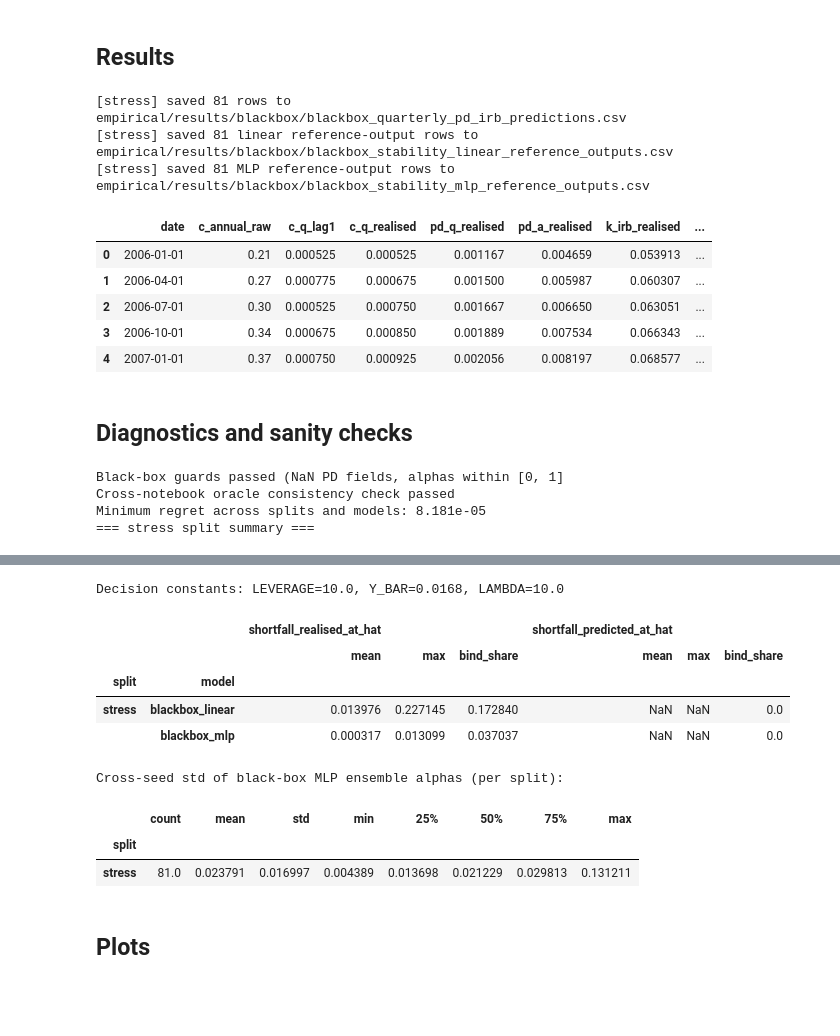
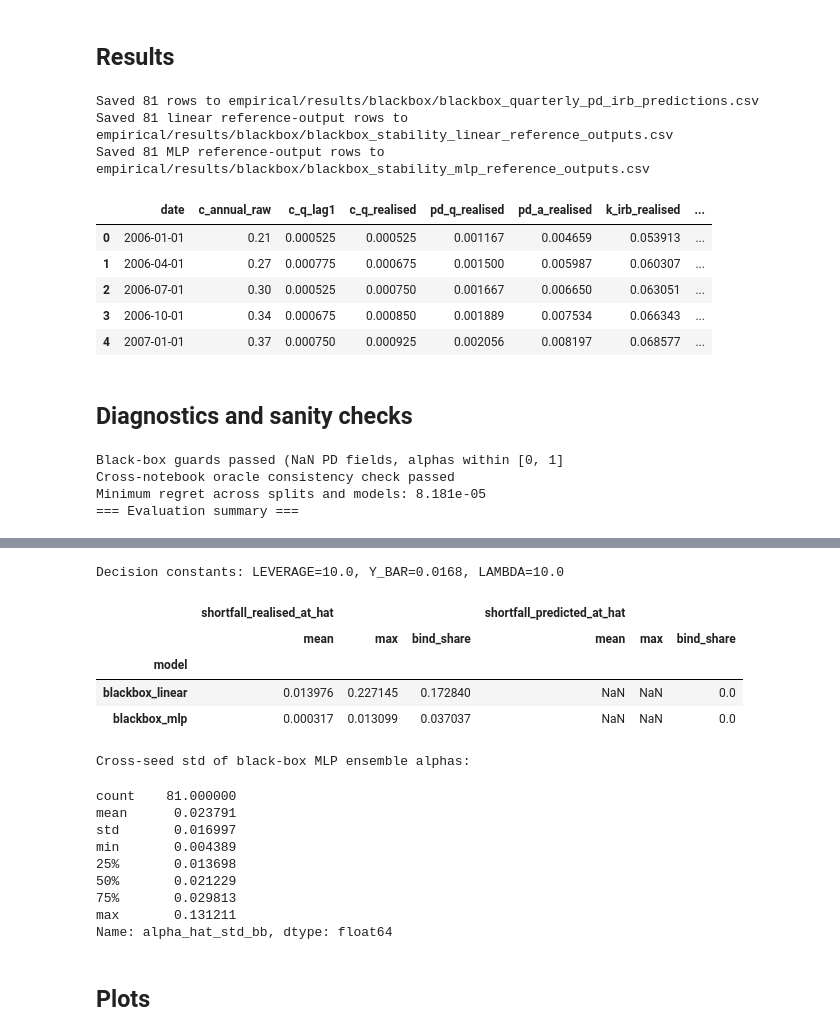
Before and after one commit to okeeffe-hannah/Decision_Focused_Learning_for_Capital_Allocation, a Jupyter notebook: dfl_for_capital_allocation/empirical/notebooks/03_black_box_empirical.ipynb, the cells around one changed output, grey strips where cells are left out. Saved outputs shown, nothing was run; the diff lists cells and outputs as text; code cells hidden in the pictures; blank space fills up the shorter version.

```diff
--- a/dfl_for_capital_allocation/empirical/notebooks/03_black_box_empirical.ipynb
+++ b/dfl_for_capital_allocation/empirical/notebooks/03_black_box_empirical.ipynb
@@ -338,8 +324,8 @@ base_cols = ["date", "c_annual_raw", "c_q_lag1", "c_q_realised", "pd_q_realised"
 metric_cols = ["alpha_hat", "alpha_hat_std_bb", "utility", "regret"]
 MODEL_ORDER = ["blackbox_linear", "blackbox_mlp"]
 
-def make_wide_results(pred_long, split_name):
-    sub = pred_long[pred_long["split"] == split_name]
+def make_wide_results(pred_long):
+    sub = pred_long
     wide = sub.pivot(index="date", columns="model", values=metric_cols).sort_index()
     wide.columns = [f"{metric}_{model}" for metric, model in wide.columns]
     wide = wide.reset_index()
@@ -348,26 +334,23 @@ def make_wide_results(pred_long, split_name):
     ordered = base_cols + [f"{m}_{mod}" for m in metric_cols for mod in MODEL_ORDER]
     return out[ordered].sort_values("date").reset_index(drop=True)
 
-results_by_split = {}
-for split_name in [SPLIT_NAME]:
-    res = make_wide_results(pred_long, split_name)
-    results_by_split[split_name] = res
-    output_csv = RESULTS_DIR / "blackbox_quarterly_pd_irb_predictions.csv"
-    res.to_csv(output_csv, index=False)
-    print(f"[{split_name}] saved {len(res)} rows to {output_csv.relative_to(ROOT)}")
-    lin_sub = stability_linear[stability_linear["split"] == split_name]
-    mlp_sub = stability_mlp[stability_mlp["split"] == split_name]
-    lin_csv = RESULTS_DIR / "blackbox_stability_linear_reference_outputs.csv"
-    mlp_csv = RESULTS_DIR / "blackbox_stability_mlp_reference_outputs.csv"
-    lin_sub.to_csv(lin_csv, index=False)
-    mlp_sub.to_csv(mlp_csv, index=False)
-    print(f"[{split_name}] saved {len(lin_sub)} linear reference-output rows to {lin_csv.relative_to(ROOT)}")
-    print(f"[{split_name}] saved {len(mlp_sub)} MLP reference-output rows to {mlp_csv.relative_to(ROOT)}")
-display(results_by_split["stress"].head())
+results = make_wide_results(pred_long)
+output_csv = RESULTS_DIR / "blackbox_quarterly_pd_irb_predictions.csv"
+results.to_csv(output_csv, index=False)
+print(f"Saved {len(results)} rows to {output_csv.relative_to(ROOT)}")
+lin_sub = stability_linear
+mlp_sub = stability_mlp
+lin_csv = RESULTS_DIR / "blackbox_stability_linear_reference_outputs.csv"
+mlp_csv = RESULTS_DIR / "blackbox_stability_mlp_reference_outputs.csv"
+lin_sub.to_csv(lin_csv, index=False)
+mlp_sub.to_csv(mlp_csv, index=False)
+print(f"Saved {len(lin_sub)} linear reference-output rows to {lin_csv.relative_to(ROOT)}")
+print(f"Saved {len(mlp_sub)} MLP reference-output rows to {mlp_csv.relative_to(ROOT)}")
+display(results.head())
 # %% [output]
-[stress] saved 81 rows to empirical/results/blackbox/blackbox_quarterly_pd_irb_predictions.csv
-[stress] saved 81 linear reference-output rows to empirical/results/blackbox/blackbox_stability_linear_reference_outputs.csv
-[stress] saved 81 MLP reference-output rows to empirical/results/blackbox/blackbox_stability_mlp_reference_outputs.csv
+Saved 81 rows to empirical/results/blackbox/blackbox_quarterly_pd_irb_predictions.csv
+Saved 81 linear reference-output rows to empirical/results/blackbox/blackbox_stability_linear_reference_outputs.csv
+Saved 81 MLP reference-output rows to empirical/results/blackbox/blackbox_stability_mlp_reference_outputs.csv
 |  | date | c_annual_raw | c_q_lag1 | c_q_realised | pd_q_realised | pd_a_realised | k_irb_realised | ... |
 | 0 | 2006-01-01 | 0.21 | 0.000525 | 0.000525 | 0.001167 | 0.004659 | 0.053913 | ... |
 | 1 | 2006-04-01 | 0.27 | 0.000775 | 0.000675 | 0.001500 | 0.005987 | 0.060307 | ... |
@@ -412,49 +395,54 @@ if min_regret < -1e-6:
     raise AssertionError(f"Meaningfully negative regret found: {min_regret}")
 print(f"Minimum regret across splits and models: {min_regret:.3e}")
 
 summary_cols = (["c_annual_raw", "c_q_lag1", "c_q_realised", "pd_q_realised", "pd_a_realised", "k_irb_realised"]
                 + ["alpha_oracle"] + [f"alpha_hat_{m}" for m in MODEL_ORDER]
                 + [f"regret_{m}" for m in MODEL_ORDER])
-for split_name, res in [(SPLIT_NAME, results_by_split[SPLIT_NAME])]:
-    print(f"=== {split_name} split summary ===")
-    display(describe_columns(res, summary_cols))
+print("=== Evaluation summary ===")
+display(describe_columns(results, summary_cols))
 
-shortfall_summary = pred_long.groupby(["split", "model"])[["shortfall_realised_at_hat", "shortfall_predicted_at_hat"]].agg(
+shortfall_summary = pred_long.groupby(["model"])[["shortfall_realised_at_hat", "shortfall_predicted_at_hat"]].agg(
     ["mean", "max", lambda s: float((s > 1e-12).mean())])
 shortfall_summary = shortfall_summary.rename(columns={"<lambda_0>": "bind_share"})
 print(f"Decision constants: LEVERAGE={LEVERAGE}, Y_BAR={Y_BAR}, LAMBDA={LAMBDA}")
 display(shortfall_summary)
 
-bb_std_desc = pred_long[pred_long["model"] == "blackbox_mlp"].groupby("split")["alpha_hat_std_bb"].describe()
-print("Cross-seed std of black-box MLP ensemble alphas (per split):")
+bb_std_desc = pred_long[pred_long["model"] == "blackbox_mlp"]["alpha_hat_std_bb"].describe()
+print("Cross-seed std of black-box MLP ensemble alphas:")
 display(bb_std_desc)
 # %% [output]
 Black-box guards passed (NaN PD fields, alphas within [0, 1]
 Cross-notebook oracle consistency check passed
 Minimum regret across splits and models: 8.181e-05
-=== stress split summary ===
+=== Evaluation summary ===
 |  | count | mean | std | min | 5% | 25% | 50% | 75% | 95% | max |
 | c_annual_raw | 81.0 | 0.578025 | 0.540653 | 0.120000 | 0.160000 | 0.270000 | 0.410000 | 0.570000 | 1.940000 | 2.570000 |
 | c_q_lag1 | 81.0 | 0.001426 | 0.001357 | 0.000300 | 0.000400 | 0.000675 | 0.000925 | 0.001400 | 0.004850 | 0.006425 |
 | c_q_realised | 81.0 | 0.001445 | 0.001352 | 0.000300 | 0.000400 | 0.000675 | 0.001025 | 0.001425 | 0.004850 | 0.006425 |
 | pd_q_realised | 81.0 | 0.003211 | 0.003004 | 0.000667 | 0.000889 | 0.001500 | 0.002278 | 0.003167 | 0.010778 | 0.014278 |
 | pd_a_realised | 81.0 | 0.012730 | 0.011780 | 0.002664 | 0.003551 | 0.005987 | 0.009080 | 0.012607 | 0.042419 | 0.055900 |
 | k_irb_realised | 81.0 | 0.073241 | 0.018722 | 0.040918 | 0.047346 | 0.060307 | 0.071294 | 0.079955 | 0.113696 | 0.124536 |
 | alpha_oracle | 81.0 | 0.642639 | 0.075127 | 0.466937 | 0.495673 | 0.607608 | 0.643010 | 0.693570 | 0.763671 | 0.803744 |
 | alpha_hat_blackbox_linear | 81.0 | 0.602493 | 0.090899 | 0.284243 | 0.454341 | 0.562807 | 0.623613 | 0.646499 | 0.712769 | 0.851045 |
 | alpha_hat_blackbox_mlp | 81.0 | 0.574070 | 0.064768 | 0.307677 | 0.441280 | 0.565300 | 0.593105 | 0.617764 | 0.642343 | 0.656637 |
 | regret_blackbox_linear | 81.0 | 0.145854 | 0.408295 | 0.000082 | 0.001531 | 0.005371 | 0.008852 | 0.018209 | 0.954618 | 2.249616 |
 | regret_blackbox_mlp | 81.0 | 0.013868 | 0.018009 | 0.000198 | 0.002250 | 0.005361 | 0.009056 | 0.017174 | 0.032448 | 0.129809 |
 Decision constants: LEVERAGE=10.0, Y_BAR=0.0168, LAMBDA=10.0
-|  |  | shortfall_realised_at_hat |  |  | shortfall_predicted_at_hat |  |  |
-|  |  | mean | max | bind_share | mean | max | bind_share |
-| split | model |  |  |  |  |  |  |
-| stress | blackbox_linear | 0.013976 | 0.227145 | 0.172840 | NaN | NaN | 0.0 |
-|  | blackbox_mlp | 0.000317 | 0.013099 | 0.037037 | NaN | NaN | 0.0 |
+|  | shortfall_realised_at_hat |  |  | shortfall_predicted_at_hat |  |  |
+|  | mean | max | bind_share | mean | max | bind_share |
+| model |  |  |  |  |  |  |
+| blackbox_linear | 0.013976 | 0.227145 | 0.172840 | NaN | NaN | 0.0 |
+| blackbox_mlp | 0.000317 | 0.013099 | 0.037037 | NaN | NaN | 0.0 |
-Cross-seed std of black-box MLP ensemble alphas (per split):
+Cross-seed std of black-box MLP ensemble alphas:
-|  | count | mean | std | min | 25% | 50% | 75% | max |
-| split |  |  |  |  |  |  |  |  |
-| stress | 81.0 | 0.023791 | 0.016997 | 0.004389 | 0.013698 | 0.021229 | 0.029813 | 0.131211 |
+count    81.000000
+mean      0.023791
+std       0.016997
+min       0.004389
+25%       0.013698
+50%       0.021229
+75%       0.029813
+max       0.131211
+Name: alpha_hat_std_bb, dtype: float64
 # %% [markdown]
 ## Plots
 # %%
```
Also changed, not shown: parts of 4 cells of this notebook, 2 other files.
